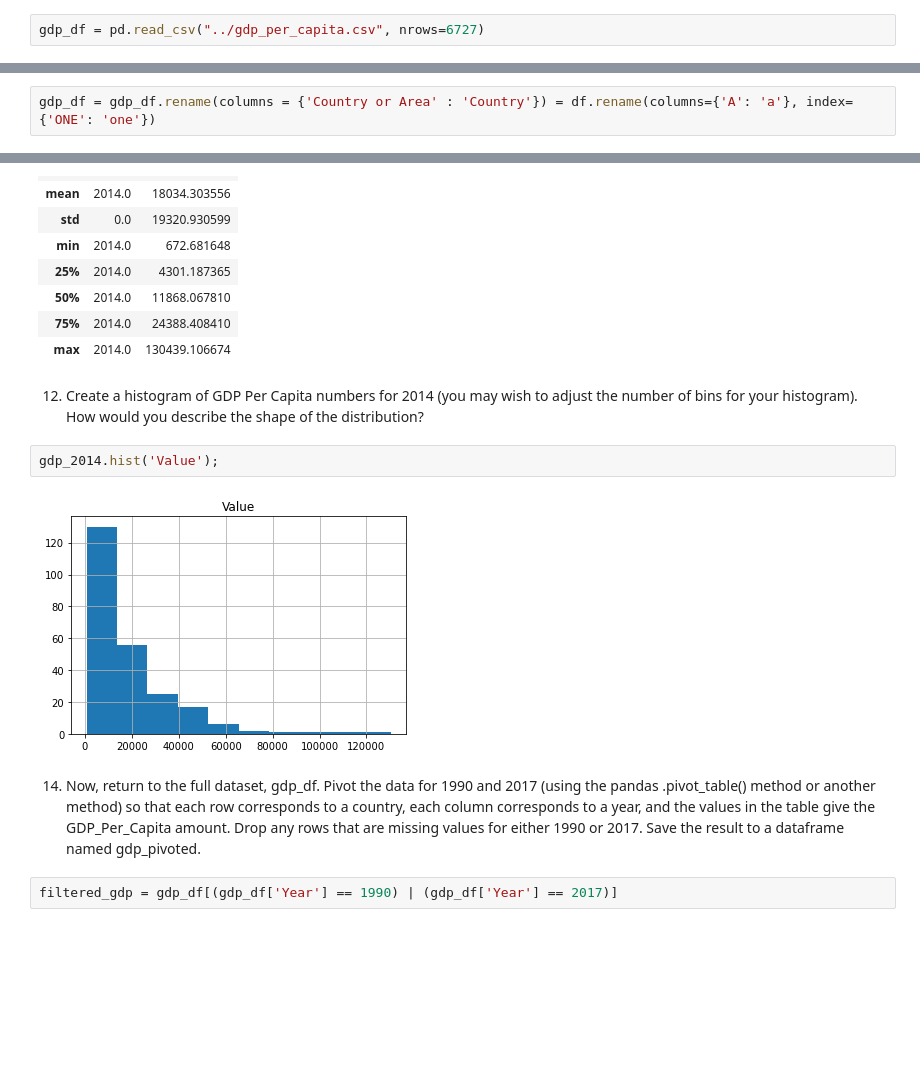
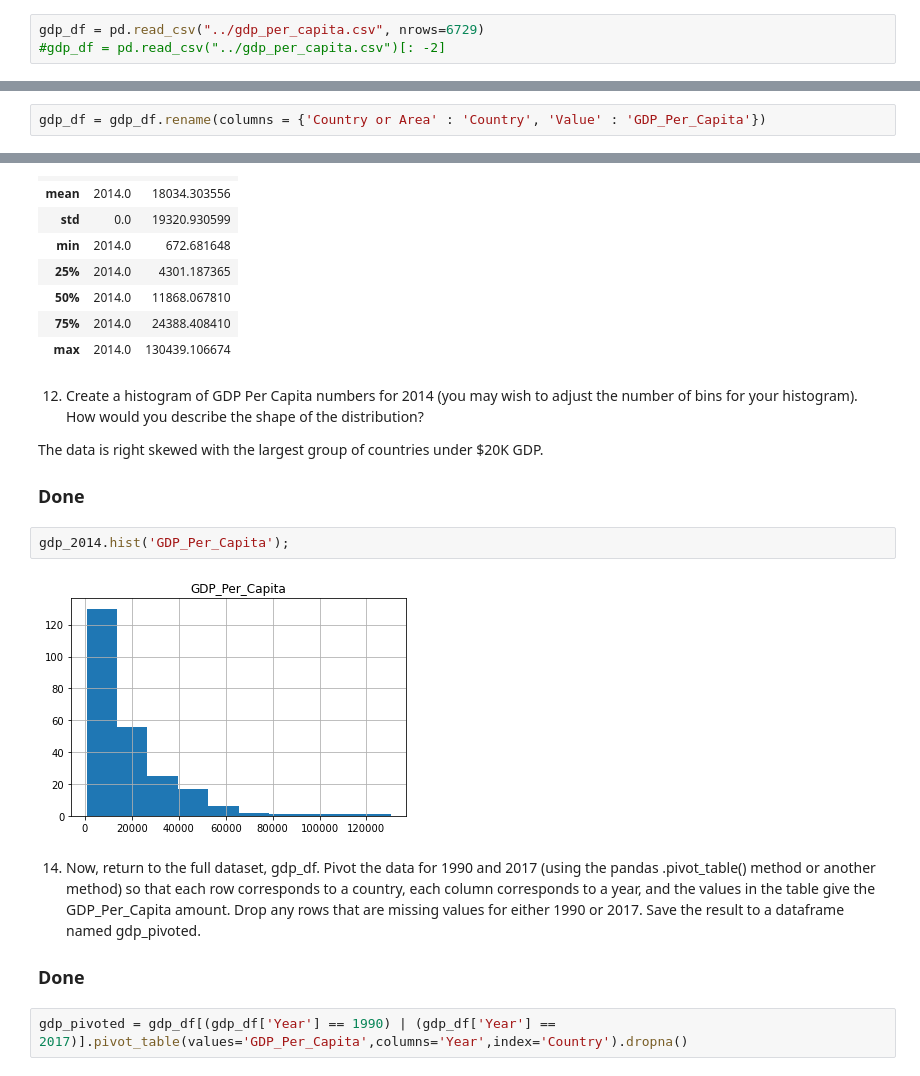
Before and after one commit to nss-data-science-cohort-4/dq1-undata-maggimckenzie, a Jupyter notebook: notebooks/UN_Data_Exploration.ipynb, the cells around one changed output, grey strips where cells are left out. Saved outputs shown, nothing was run; the diff lists cells and outputs as text; blank space fills up the shorter version.

```diff
--- a/notebooks/UN_Data_Exploration.ipynb
+++ b/notebooks/UN_Data_Exploration.ipynb
@@ -96,5 +101,6 @@ gdp_df.tail()
 # %%
-gdp_df = pd.read_csv("../gdp_per_capita.csv", nrows=6727)
+gdp_df = pd.read_csv("../gdp_per_capita.csv", nrows=6729)
+#gdp_df = pd.read_csv("../gdp_per_capita.csv")[: -2]
 # %%
 gdp_df.head()
 # %% [output]
@@ -131,5 +135,5 @@ KeyError: "['Value Footnotes'] not found in axis"
 # %%
-gdp_df = gdp_df.rename(columns = {'Country or Area' : 'Country'}) = df.rename(columns={'A': 'a'}, index={'ONE': 'one'})
+gdp_df = gdp_df.rename(columns = {'Country or Area' : 'Country', 'Value' : 'GDP_Per_Capita'})
 # %%
 gdp_df.head()
 # %% [output]
@@ -299,18 +297,22 @@ gdp_2014.describe()
 # %% [markdown]
 12. Create a histogram of GDP Per Capita numbers for 2014 (you may wish
 to adjust the number of bins for your histogram). How would you describe
-the shape of the distribution?
+the shape of the distribution?<br>
+
+The data is right skewed with the largest group of countries under $20K GDP.<br>
+### Done
 # %%
-gdp_2014.hist('Value');
+gdp_2014.hist('GDP_Per_Capita');
 # %% [output]
-[figure, old version]
+[figure, new version]
 # %% [markdown]
 14. Now, return to the full dataset, gdp_df. Pivot the data for 1990 and 2017
 (using the pandas .pivot_table() method or another method) so that
 each row corresponds to a country, each column corresponds to a year,
 and the values in the table give the GDP_Per_Capita amount. Drop any
 rows that are missing values for either 1990 or 2017. Save the result to a
-dataframe named gdp_pivoted.
+dataframe named gdp_pivoted.<br>
+### Done
 # %%
-filtered_gdp = gdp_df[(gdp_df['Year'] == 1990) | (gdp_df['Year'] == 2017)]
+gdp_pivoted = gdp_df[(gdp_df['Year'] == 1990) | (gdp_df['Year'] == 2017)].pivot_table(values='GDP_Per_Capita',columns='Year',index='Country').dropna()
 # %%
```
Also changed, not shown: parts of 40 cells of this notebook.
